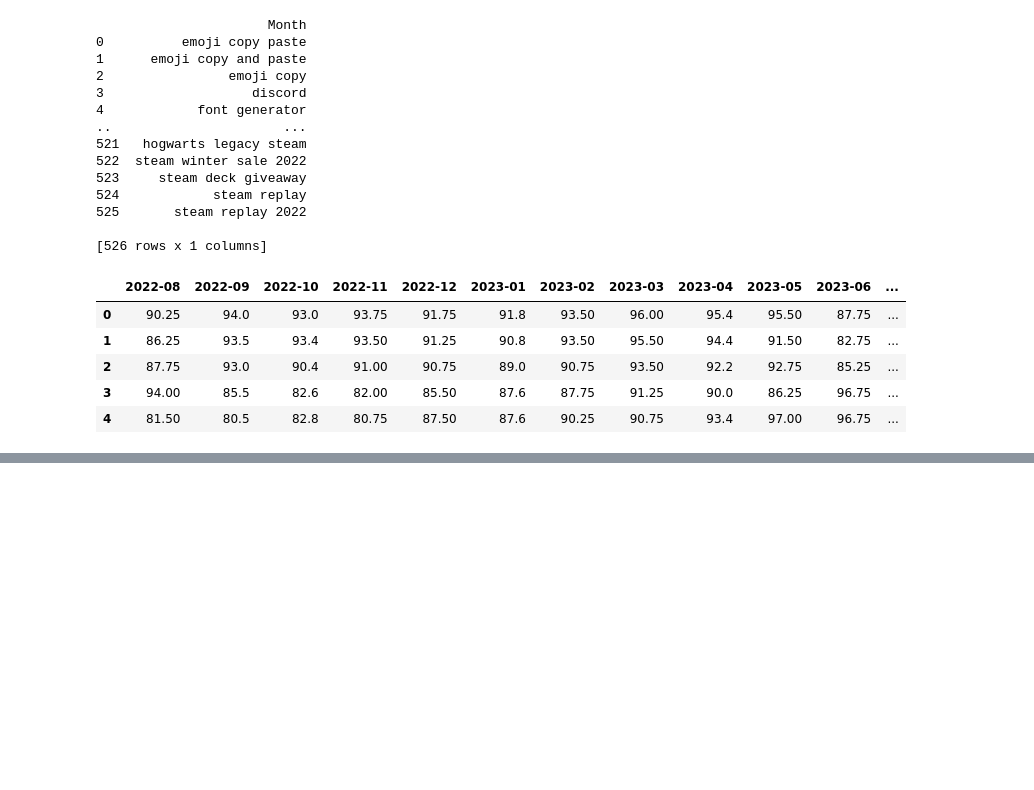
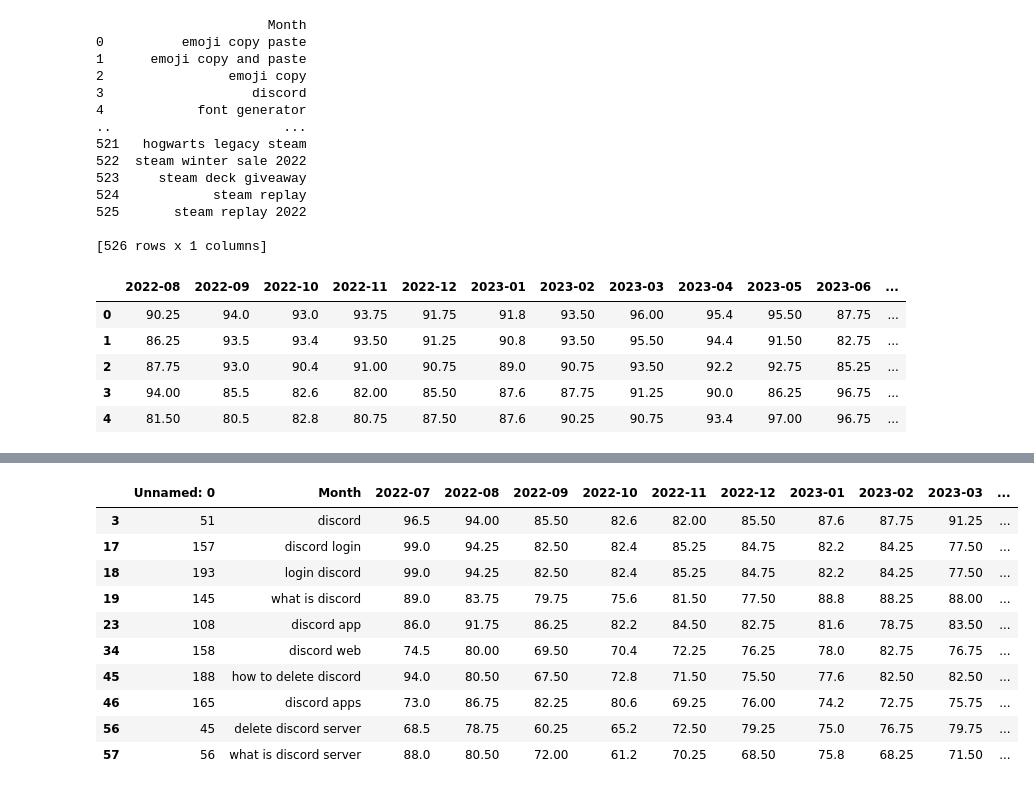
Before and after one commit to gupta-aayushkr/Keyword-Analysis, a Jupyter notebook: main2.ipynb, the cells around one changed output, grey strips where cells are left out. Drawn from its saved outputs; the diff is of its cells as text; code cells hidden in the pictures; blank space fills up the shorter version.

```diff
--- a/main2.ipynb
+++ b/main2.ipynb
@@ -191,0 +156,18 @@ for i in arr_6M:
+# %%
+df = pd.read_csv('Discord-Analysis.csv')
+# %%
+selected_keywords = 'discord'
+filtered_df = df[df["Month"].str.contains(selected_keywords, case=False, na=False)]
+filtered_df.head(10)
+# %% [output]
+|  | Unnamed: 0 | Month | 2022-07 | 2022-08 | 2022-09 | 2022-10 | 2022-11 | 2022-12 | 2023-01 | 2023-02 | 2023-03 | ... |
+| 3 | 51 | discord | 96.5 | 94.00 | 85.50 | 82.6 | 82.00 | 85.50 | 87.6 | 87.75 | 91.25 | ... |
+| 17 | 157 | discord login | 99.0 | 94.25 | 82.50 | 82.4 | 85.25 | 84.75 | 82.2 | 84.25 | 77.50 | ... |
+| 18 | 193 | login discord | 99.0 | 94.25 | 82.50 | 82.4 | 85.25 | 84.75 | 82.2 | 84.25 | 77.50 | ... |
+| 19 | 145 | what is discord | 89.0 | 83.75 | 79.75 | 75.6 | 81.50 | 77.50 | 88.8 | 88.25 | 88.00 | ... |
+| 23 | 108 | discord app | 86.0 | 91.75 | 86.25 | 82.2 | 84.50 | 82.75 | 81.6 | 78.75 | 83.50 | ... |
+| 34 | 158 | discord web | 74.5 | 80.00 | 69.50 | 70.4 | 72.25 | 76.25 | 78.0 | 82.75 | 76.75 | ... |
+| 45 | 188 | how to delete discord | 94.0 | 80.50 | 67.50 | 72.8 | 71.50 | 75.50 | 77.6 | 82.50 | 82.50 | ... |
+| 46 | 165 | discord apps | 73.0 | 86.75 | 82.25 | 80.6 | 69.25 | 76.00 | 74.2 | 72.75 | 75.75 | ... |
+| 56 | 45 | delete discord server | 68.5 | 78.75 | 60.25 | 65.2 | 72.50 | 79.25 | 75.0 | 76.75 | 79.75 | ... |
+| 57 | 56 | what is discord server | 88.0 | 80.50 | 72.00 | 61.2 | 70.25 | 68.50 | 75.8 | 68.25 | 71.50 | ... |
```
Also changed, not shown: parts of 23 cells of this notebook, 3 other files.
